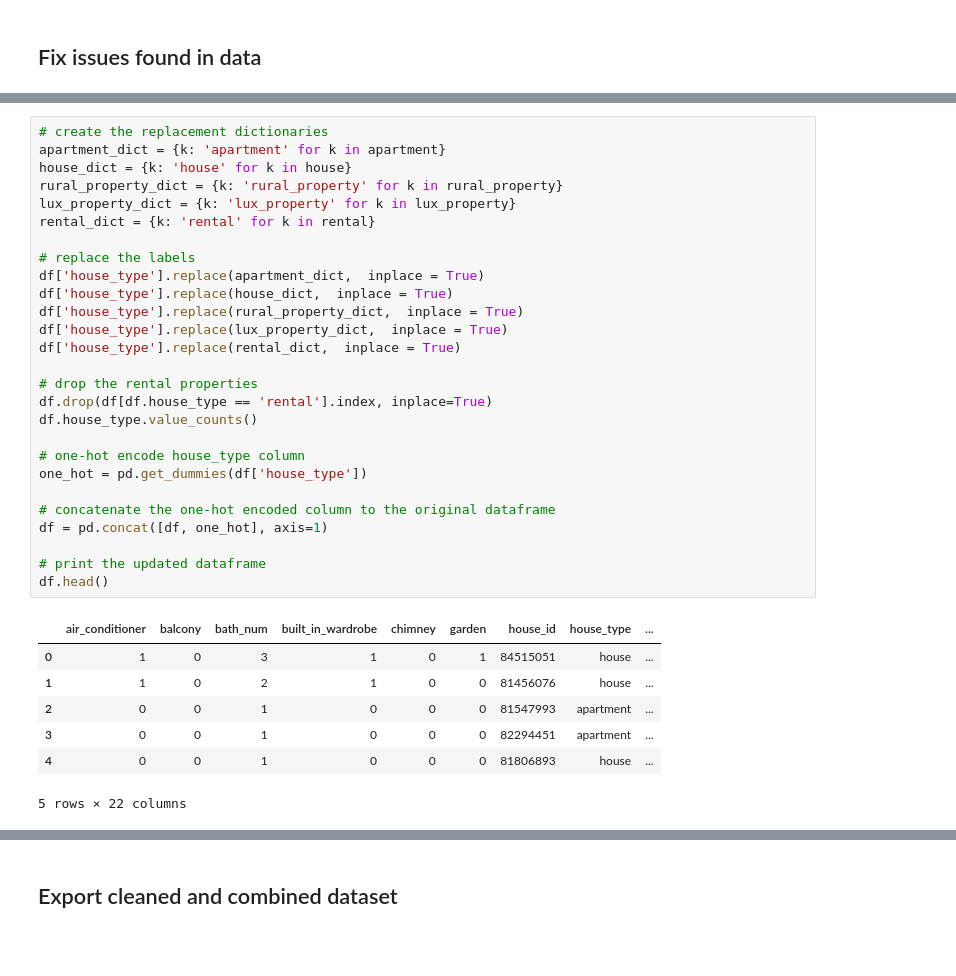
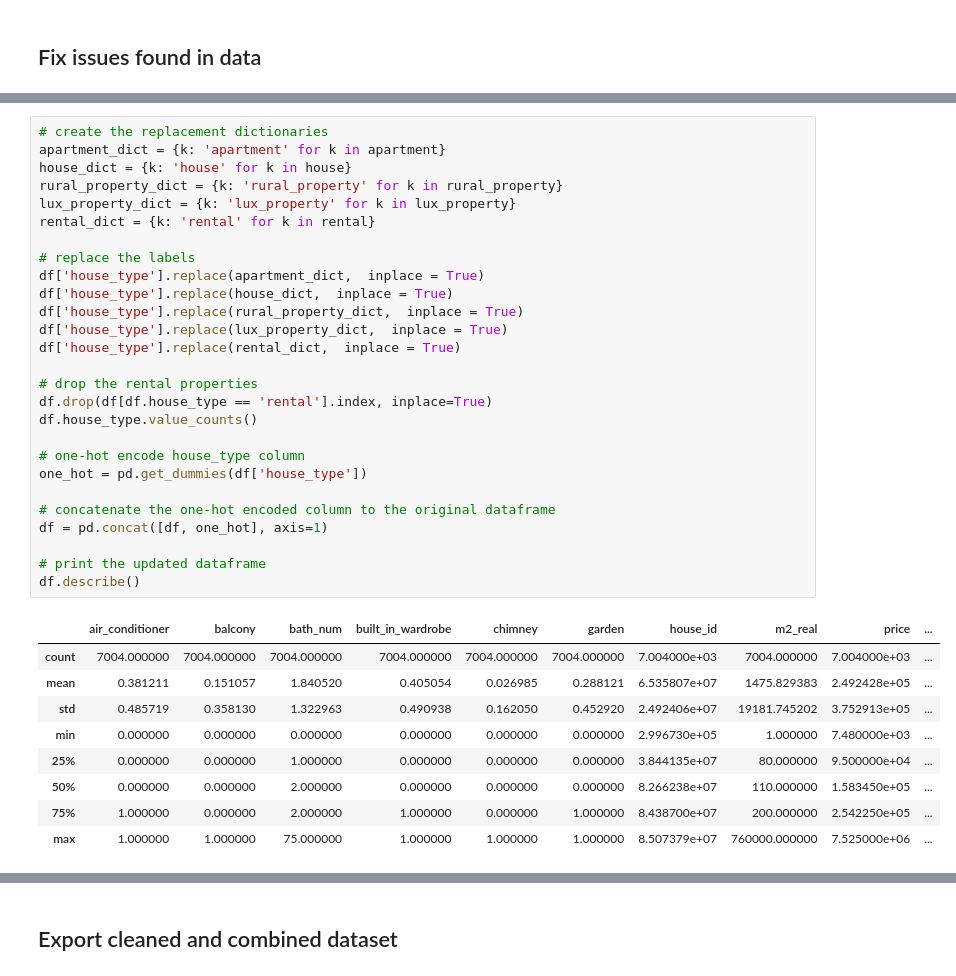
Before and after one commit to la-robson/ENGIN178_final_project, a Jupyter notebook: data/data_tidying.ipynb, the cells around one changed output, grey strips where cells are left out. Cells and saved outputs as stored; diff of their text form; blank space fills up the shorter version.

```diff
--- a/data/data_tidying.ipynb
+++ b/data/data_tidying.ipynb
@@ -374,38 +367,40 @@ for p_type in property_types:
 # %%
 # create the replacement dictionaries
 apartment_dict = {k: 'apartment' for k in apartment}
 house_dict = {k: 'house' for k in house}
 rural_property_dict = {k: 'rural_property' for k in rural_property}
 lux_property_dict = {k: 'lux_property' for k in lux_property}
 rental_dict = {k: 'rental' for k in rental}
 
 # replace the labels
 df['house_type'].replace(apartment_dict,  inplace = True)
 df['house_type'].replace(house_dict,  inplace = True)
 df['house_type'].replace(rural_property_dict,  inplace = True)
 df['house_type'].replace(lux_property_dict,  inplace = True)
 df['house_type'].replace(rental_dict,  inplace = True)
 
 # drop the rental properties
 df.drop(df[df.house_type == 'rental'].index, inplace=True)
 df.house_type.value_counts()
 
 # one-hot encode house_type column
 one_hot = pd.get_dummies(df['house_type'])
 
 # concatenate the one-hot encoded column to the original dataframe
 df = pd.concat([df, one_hot], axis=1)
 
 # print the updated dataframe
-df.head()
+df.describe()
 # %% [output]
-|  | air_conditioner | balcony | bath_num | built_in_wardrobe | chimney | garden | house_id | house_type | ... |
-| 0 | 1 | 0 | 3 | 1 | 0 | 1 | 84515051 | house | ... |
-| 1 | 1 | 0 | 2 | 1 | 0 | 0 | 81456076 | house | ... |
-| 2 | 0 | 0 | 1 | 0 | 0 | 0 | 81547993 | apartment | ... |
-| 3 | 0 | 0 | 1 | 0 | 0 | 0 | 82294451 | apartment | ... |
-| 4 | 0 | 0 | 1 | 0 | 0 | 0 | 81806893 | house | ... |
+|  | air_conditioner | balcony | bath_num | built_in_wardrobe | chimney | garden | house_id | m2_real | price | ... |
+| count | 7004.000000 | 7004.000000 | 7004.000000 | 7004.000000 | 7004.000000 | 7004.000000 | 7.004000e+03 | 7004.000000 | 7.004000e+03 | ... |
+| mean | 0.381211 | 0.151057 | 1.840520 | 0.405054 | 0.026985 | 0.288121 | 6.535807e+07 | 1475.829383 | 2.492428e+05 | ... |
+| std | 0.485719 | 0.358130 | 1.322963 | 0.490938 | 0.162050 | 0.452920 | 2.492406e+07 | 19181.745202 | 3.752913e+05 | ... |
+| min | 0.000000 | 0.000000 | 0.000000 | 0.000000 | 0.000000 | 0.000000 | 2.996730e+05 | 1.000000 | 7.480000e+03 | ... |
+| 25% | 0.000000 | 0.000000 | 1.000000 | 0.000000 | 0.000000 | 0.000000 | 3.844135e+07 | 80.000000 | 9.500000e+04 | ... |
+| 50% | 0.000000 | 0.000000 | 2.000000 | 0.000000 | 0.000000 | 0.000000 | 8.266238e+07 | 110.000000 | 1.583450e+05 | ... |
+| 75% | 1.000000 | 0.000000 | 2.000000 | 1.000000 | 0.000000 | 1.000000 | 8.438700e+07 | 200.000000 | 2.542250e+05 | ... |
+| max | 1.000000 | 1.000000 | 75.000000 | 1.000000 | 1.000000 | 1.000000 | 8.507379e+07 | 760000.000000 | 7.525000e+06 | ... |
-5 rows × 22 columns
 # %%
 # drop data that we cannot easily use
 df.drop(['loc_city', 'loc_zone'], axis=1, inplace=True)
```
Also changed, not shown: parts of 20 cells of this notebook, 6 other files.
